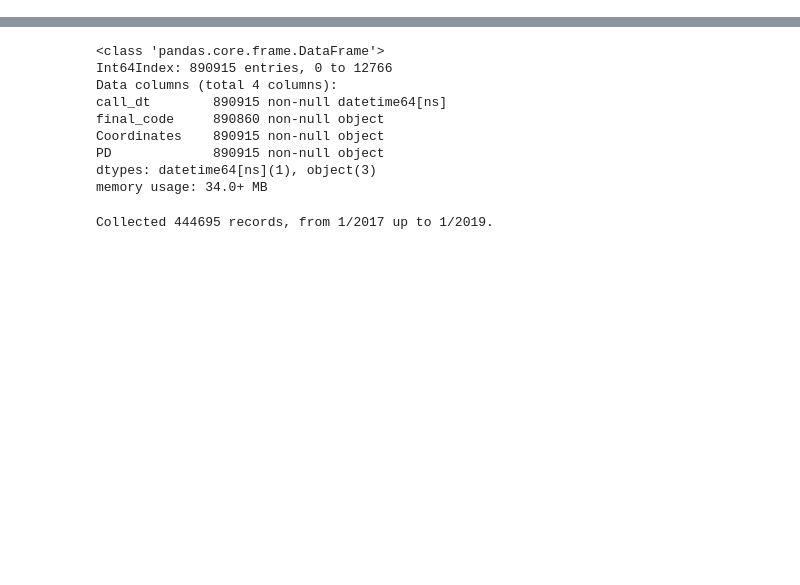
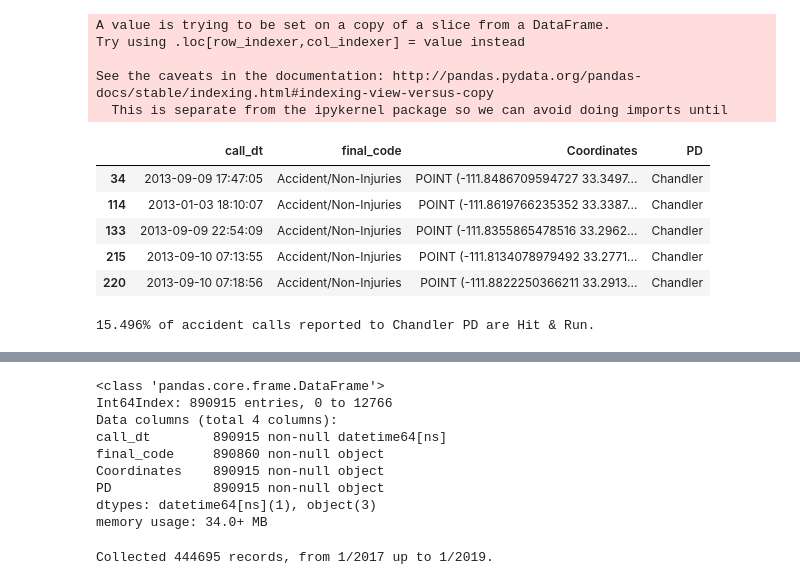
Before and after one commit to tjslezak/Phoenix-Calls-for-Service-EDA, a Jupyter notebook: callsforservice-eda.ipynb, the cells around one changed output, grey strips where cells are left out. Saved outputs shown, nothing was run; the diff lists cells and outputs as text; code cells hidden in the pictures; blank space fills up the shorter version.

Commit message:
Added accident info extraction for Chandler, Tempe,  and  Scottsdale PD datasets

```diff
--- a/callsforservice-eda.ipynb
+++ b/callsforservice-eda.ipynb
@@ -117,6 +130,24 @@ chandler.dropna(subset=['Latitude', 'Longitude', 'Closed As'], inplace=True)
-# %%
-chandler['Coordinates'] = list(zip(chandler.Longitude.astype(np.float), chandler.Latitude.astype(np.float)))
-chandler['Coordinates'] = chandler['Coordinates'].apply(Point)
 # %%
+chandler.dropna(subset=['Latitude', 'Longitude', 'Closed As'], inplace=True)
 coords = pd.Series(zip(chandler.Longitude.astype(np.float), chandler.Latitude.astype(np.float)))
 chandler['Coordinates'] = coords.apply(Point)
+
+chandler.rename(columns={'Closed As': 'final_code'}, inplace=True)
+ch_acc = chandler[chandler.final_code.str.contains('Accident')]
+ch_acc['PD'] = 'Chandler'
+ch_acc = ch_acc.loc[:, ['call_dt', 'final_code', 'Coordinates', 'PD']]
+# %% [output]
+A value is trying to be set on a copy of a slice from a DataFrame.
+Try using .loc[row_indexer,col_indexer] = value instead
+
+See the caveats in the documentation: http://pandas.pydata.org/pandas-docs/stable/indexing.html#indexing-view-versus-copy
+  This is separate from the ipykernel package so we can avoid doing imports until
+# %%
+ch_acc.head()
+# %% [output]
+|  | call_dt | final_code | Coordinates | PD |
+| 34 | 2013-09-09 17:47:05 | Accident/Non-Injuries | POINT (-111.8486709594727 33.3497... | Chandler |
+| 114 | 2013-01-03 18:10:07 | Accident/Non-Injuries | POINT (-111.8619766235352 33.3387... | Chandler |
+| 133 | 2013-09-09 22:54:09 | Accident/Non-Injuries | POINT (-111.8355865478516 33.2962... | Chandler |
+| 215 | 2013-09-10 07:13:55 | Accident/Non-Injuries | POINT (-111.8134078979492 33.2771... | Chandler |
+| 220 | 2013-09-10 07:18:56 | Accident/Non-Injuries | POINT (-111.8822250366211 33.2913... | Chandler |
@@ -123 +159,5 @@ chandler['Coordinates'] = coords.apply(Point)
+# %%
+print(str(round(hits/total* 100, 3)) + '%', 'of accident calls reported to Chandler PD are Hit & Run.')
+# %% [output]
+15.496% of accident calls reported to Chandler PD are Hit & Run.
 # %%
```
Also changed, not shown: parts of 16 cells of this notebook.
